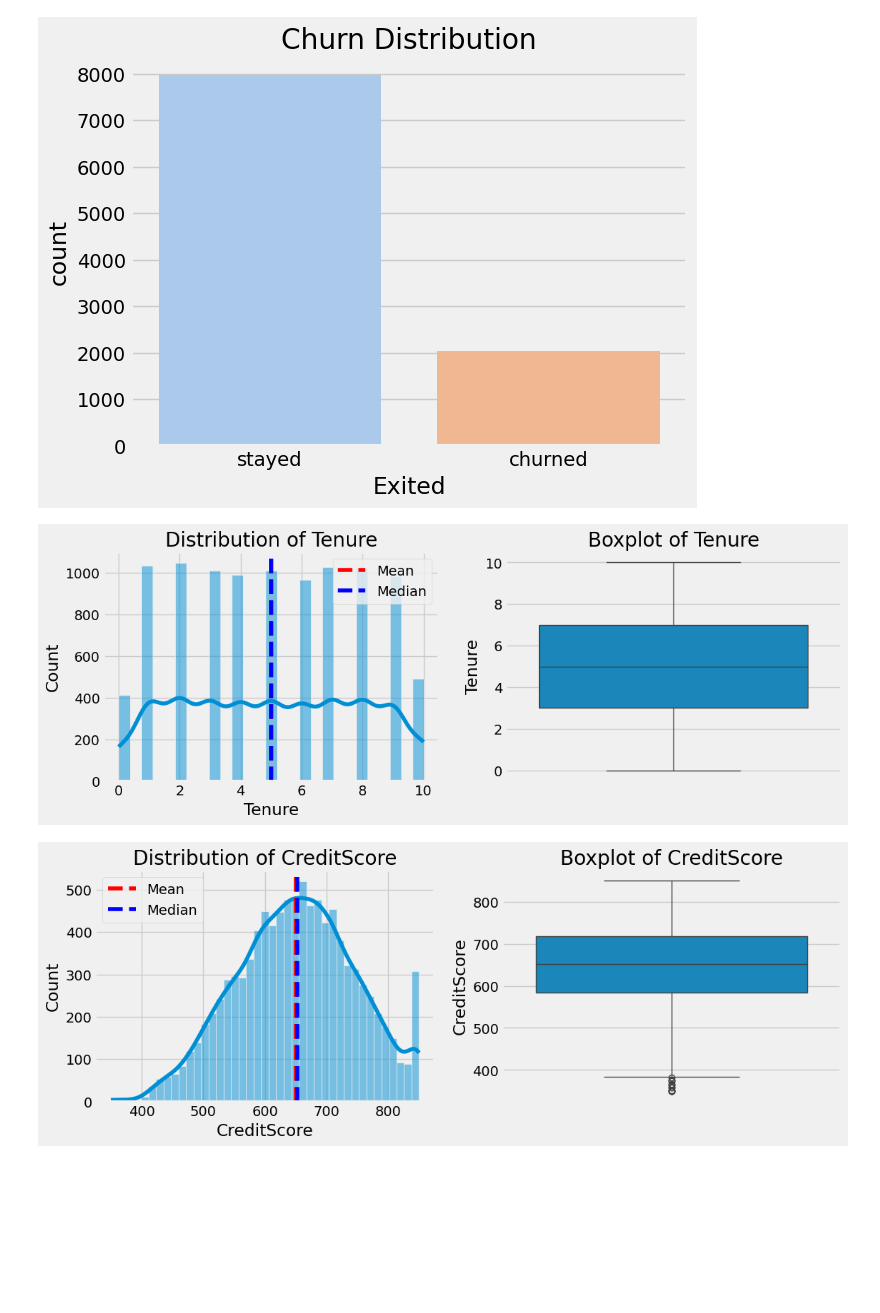
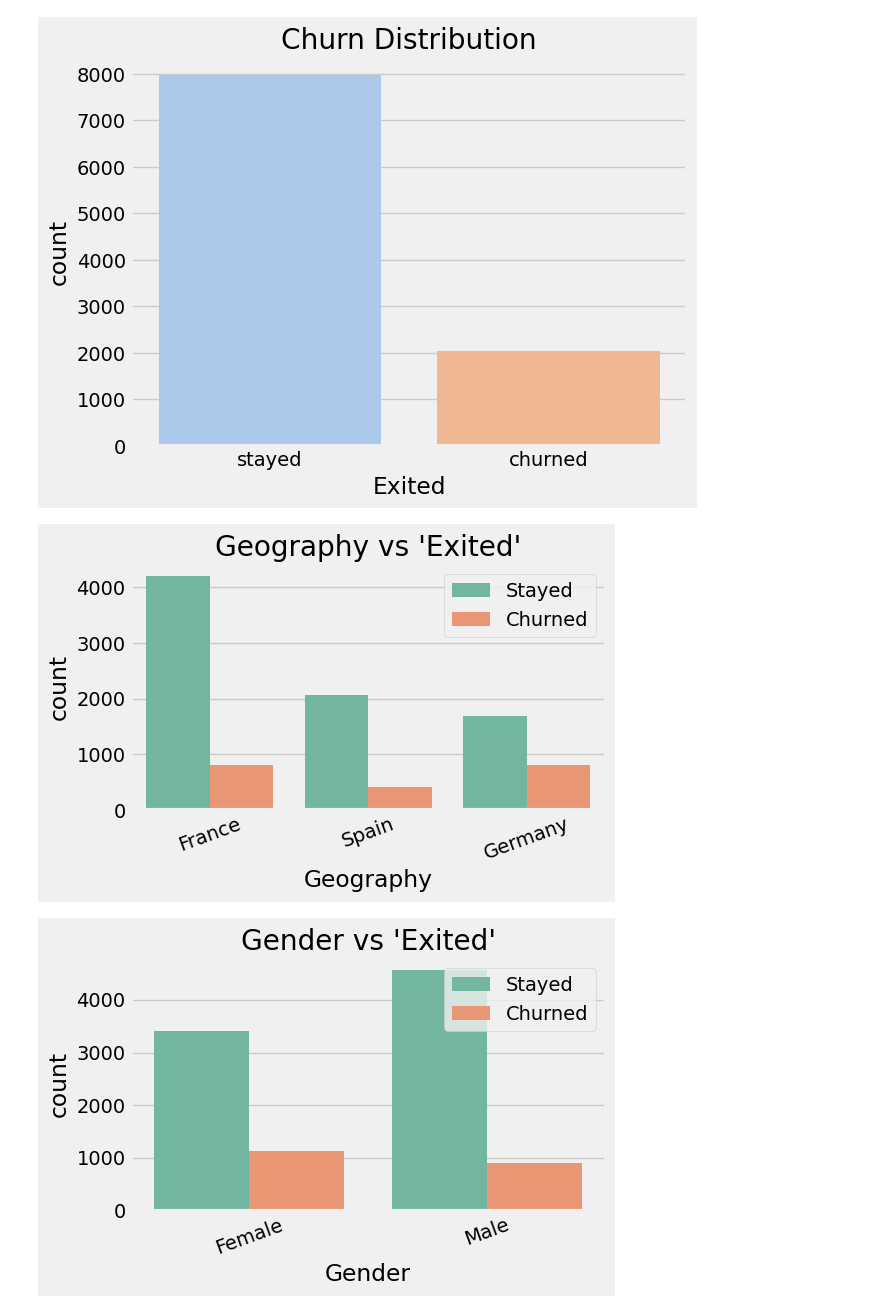
Before and after one commit to Sahilsharma500/customer-churn-prediction, a Jupyter notebook: model-training/mt.ipynb, the cells around one changed output. Drawn from its saved outputs; the diff is of its cells as text; code cells hidden in the pictures; blank space fills up the shorter version.

```diff
--- a/model-training/mt.ipynb
+++ b/model-training/mt.ipynb
@@ -116,8 +115,13 @@ def plot_distribution(df, column_name):
-# %%
-plot_distribution(df, 'Tenure')
-# %% [output]
-[figure, removed]
-# %%
-plot_distribution(df, 'CreditScore')
-# %% [output]
-[figure, removed]
+# %%
+for col in df.columns:
+    if df[col].dtype == 'object':
+        plt.figure(figsize=(6, 4))
+        sns.countplot(x=col, hue='Exited', data=df, palette='Set2')
+        plt.title(f"{col} vs 'Exited'")
+        plt.legend(labels=['Stayed', 'Churned'])
+        plt.xticks(rotation=20)
+        plt.tight_layout()
+        plt.show()
+# %% [output]
+[figure, added]
+[figure, added]
```
Also changed, not shown: parts of 31 cells of this notebook, 2 other files.
